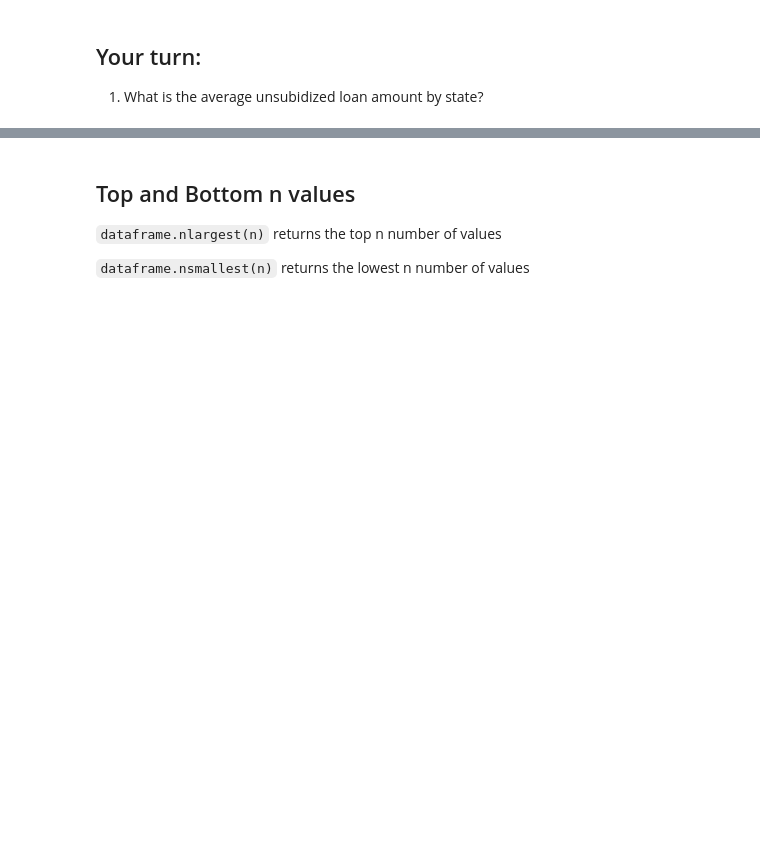
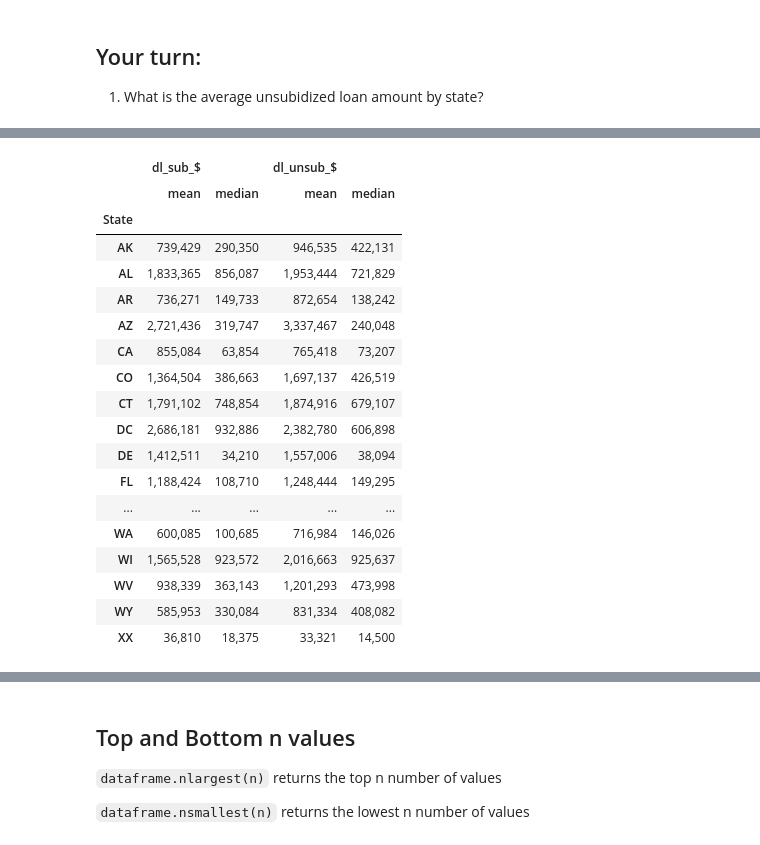
Before and after one commit to sashalcohen/CLASS-NOTES, a Jupyter notebook: wk08-groupby-analysis-SASHA.ipynb, the cells around one changed output, grey strips where cells are left out. Saved outputs shown, nothing was run; the diff lists cells and outputs as text; code cells hidden in the pictures; blank space fills up the shorter version.

```diff
--- a/wk08-groupby-analysis-SASHA.ipynb
+++ b/wk08-groupby-analysis-SASHA.ipynb
@@ -357,3 +418,24 @@ df.groupby(["School Type", "academic_year"])[["dl_sub_$","dl_unsub_$"]].agg(["su
 # %%
 ## double bracket median and mean for
 ## unsubsidized and subsidized by state
+df.groupby("State")[["dl_sub_$","dl_unsub_$"]].agg(["mean", "median"])
+# %% [output]
+|  | dl_sub_$ |  | dl_unsub_$ |  |
+|  | mean | median | mean | median |
+| State |  |  |  |  |
+| AK | 739,429 | 290,350 | 946,535 | 422,131 |
+| AL | 1,833,365 | 856,087 | 1,953,444 | 721,829 |
+| AR | 736,271 | 149,733 | 872,654 | 138,242 |
+| AZ | 2,721,436 | 319,747 | 3,337,467 | 240,048 |
+| CA | 855,084 | 63,854 | 765,418 | 73,207 |
+| CO | 1,364,504 | 386,663 | 1,697,137 | 426,519 |
+| CT | 1,791,102 | 748,854 | 1,874,916 | 679,107 |
+| DC | 2,686,181 | 932,886 | 2,382,780 | 606,898 |
+| DE | 1,412,511 | 34,210 | 1,557,006 | 38,094 |
+| FL | 1,188,424 | 108,710 | 1,248,444 | 149,295 |
+| ... | ... | ... | ... | ... |
+| WA | 600,085 | 100,685 | 716,984 | 146,026 |
+| WI | 1,565,528 | 923,572 | 2,016,663 | 925,637 |
+| WV | 938,339 | 363,143 | 1,201,293 | 473,998 |
+| WY | 585,953 | 330,084 | 831,334 | 408,082 |
+| XX | 36,810 | 18,375 | 33,321 | 14,500 |
```
Also changed, not shown: parts of 6 cells of this notebook.
